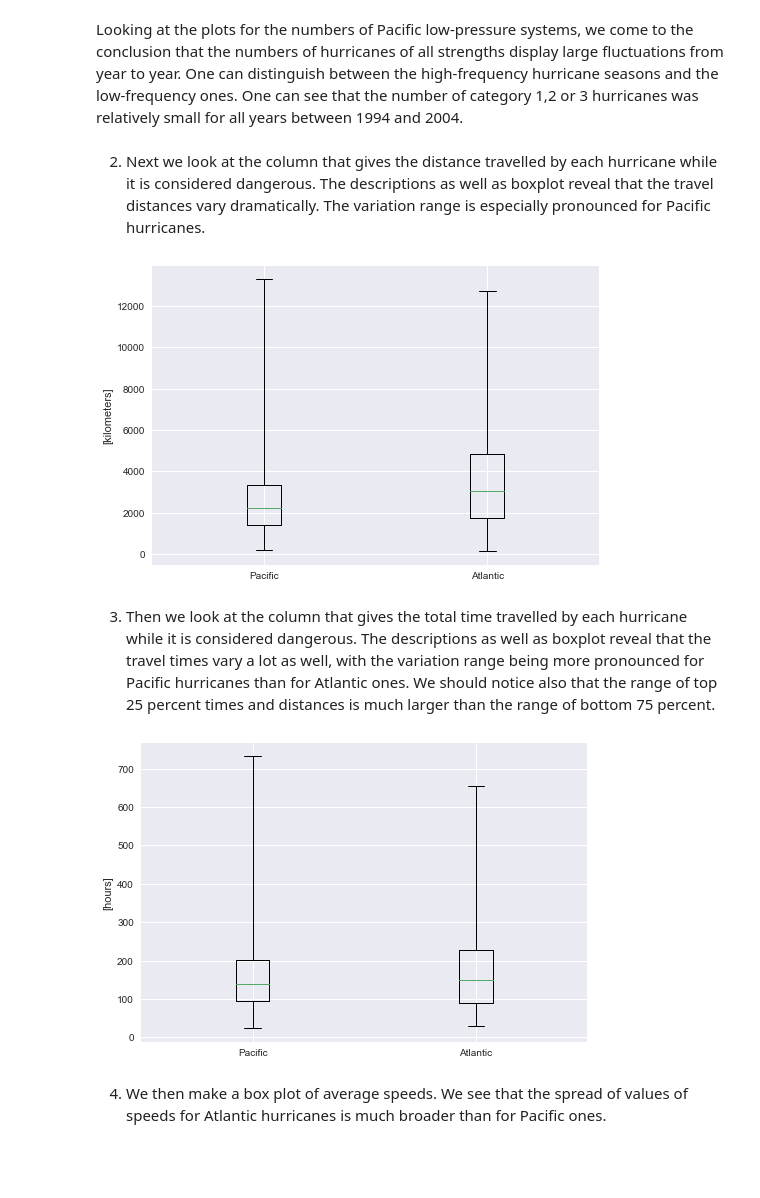
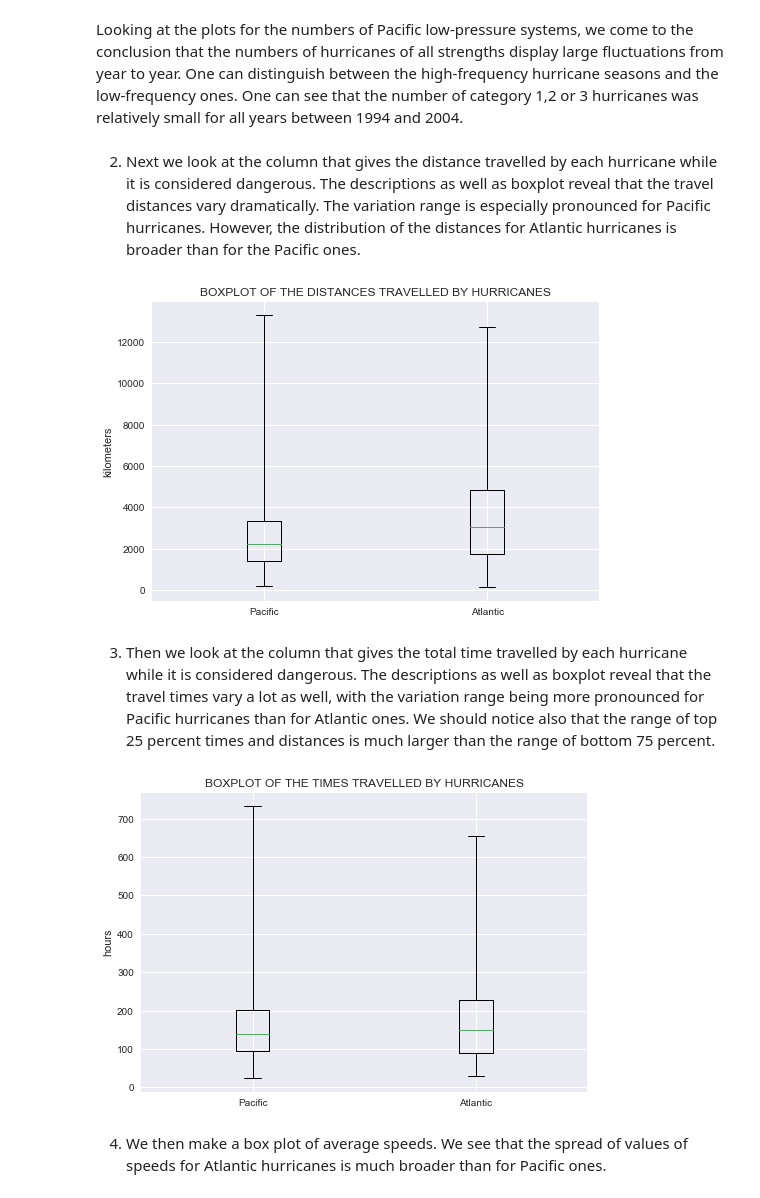
Before and after one commit to DenisDalidovich/SpringboardCapstoneProject1, a Jupyter notebook: Hurricanes_Data_Wrangling&Storytelling.ipynb, the cells around one changed output. Cells and saved outputs as stored; diff of their text form; code cells hidden in the pictures; blank space fills up the shorter version.

Commit message:
Hurricanes Data Wrangling and Storytelling

```diff
--- a/Hurricanes_Data_Wrangling&Storytelling.ipynb
+++ b/Hurricanes_Data_Wrangling&Storytelling.ipynb
@@ -535,21 +556,22 @@ fig6.savefig('Pac_hurr45_vs_year.pdf')
 # %% [markdown]
 Looking at the plots for the numbers of Pacific low-pressure systems, we come to the conclusion that the numbers of hurricanes of all strengths display large fluctuations from year to year. One can distinguish between the high-frequency hurricane seasons and the low-frequency ones. One can see that the number of category 1,2 or 3 hurricanes was relatively small for all years between 1994 and 2004.
 # %% [markdown]
-2) Next we look at the column that gives the distance travelled by each hurricane while it is considered dangerous. The descriptions as well as boxplot reveal that the travel distances vary dramatically. The variation range is especially pronounced for Pacific hurricanes.
+2) Next we look at the column that gives the distance travelled by each hurricane while it is considered dangerous. The descriptions as well as boxplot reveal that the travel distances vary dramatically. The variation range is especially pronounced for Pacific hurricanes. However, the distribution of the distances for Atlantic hurricanes is broader than for the Pacific ones.
 # %%
 df_Atl_new['DISTANCE TRAVELLED(KM)'].describe()
 df_Pac_new['DISTANCE TRAVELLED(KM)'].describe()
 
 fig7 = plt.figure()
 plt.boxplot([ df_Pac_new['DISTANCE TRAVELLED(KM)'], df_Atl_new['DISTANCE TRAVELLED(KM)'] ],
             labels = ['Pacific', 'Atlantic'], whis = 'range')
 
-plt.ylabel('[kilometers]')
+plt.ylabel('kilometers')
+plt.title('BOXPLOT OF THE DISTANCES TRAVELLED BY HURRICANES')
 plt.show()
 
 fig7.savefig('Dist_travelled.pdf')
 # %% [output]
-[figure, old version]
+[figure, new version]
 # %% [markdown]
 3) Then we look at the column that gives the total time travelled by each hurricane while it is considered dangerous. The descriptions as well as boxplot reveal that the travel times vary a lot as well, with the variation range being more pronounced for Pacific hurricanes than for Atlantic ones. We should notice also that the range of top 25 percent times and distances is much larger than the range of bottom 75 percent.
 # %%
@@ -560,12 +582,13 @@ fig8 = plt.figure()
 plt.boxplot([ df_Pac_new['TIME TRAVELLED(HRS)'], df_Atl_new['TIME TRAVELLED(HRS)'] ],
             labels = ['Pacific', 'Atlantic'], whis = 'range')
 
-plt.ylabel('[hours]')
+plt.ylabel('hours')
+plt.title('BOXPLOT OF THE TIMES TRAVELLED BY HURRICANES')
 plt.show()
 
 fig8.savefig('Time_travelled.pdf')
 # %% [output]
-[figure, old version]
+[figure, new version]
 # %% [markdown]
 4) We then make a box plot of average speeds. We see that the spread of values of speeds for Atlantic hurricanes is much broader than for Pacific ones.
 # %%
```
Also changed, not shown: parts of 15 cells of this notebook.
